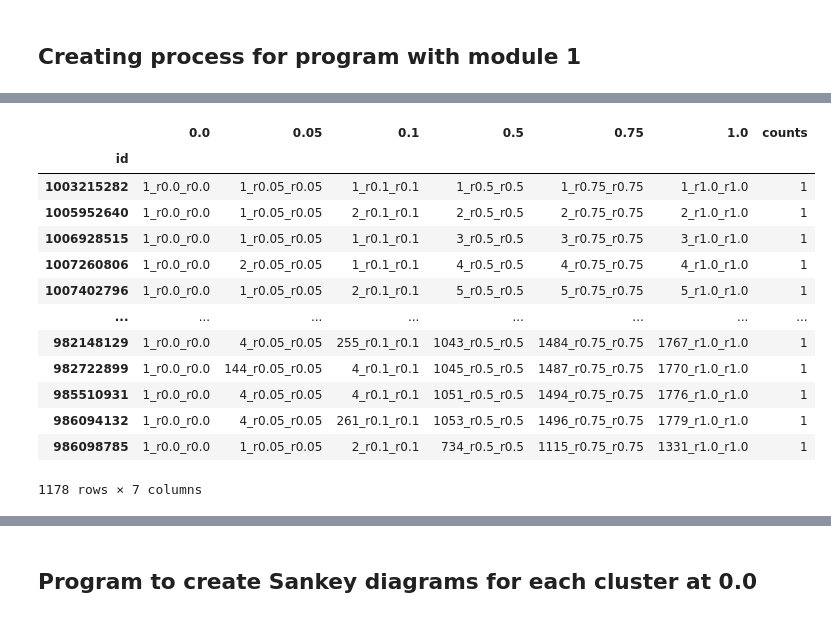
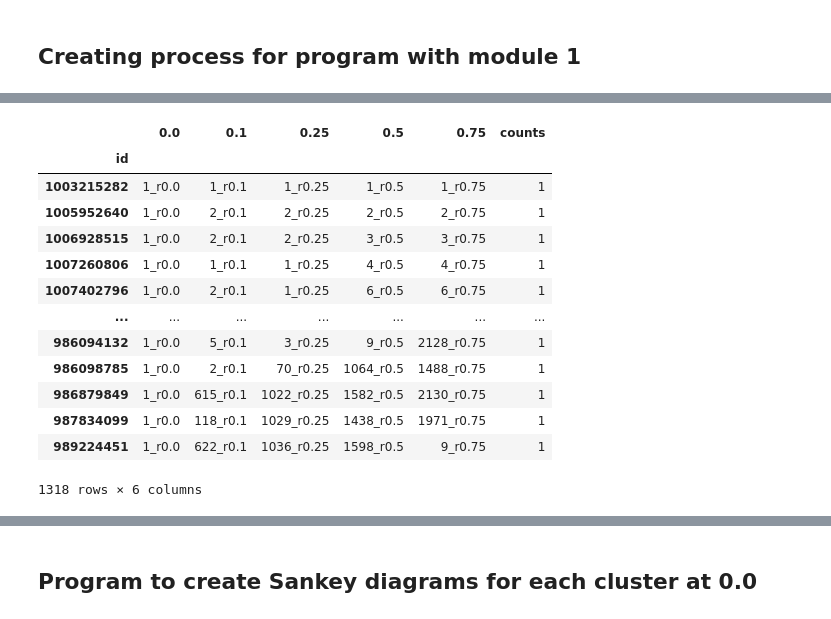
Before and after one commit to RhessaWL/flybrain-clustering, a Jupyter notebook: sankey_sandbox.ipynb, the cells around one changed output, grey strips where cells are left out. Cells and saved outputs as stored; diff of their text form; code cells hidden in the pictures.

```diff
--- a/sankey_sandbox.ipynb
+++ b/sankey_sandbox.ipynb
@@ -5,14 +5,14 @@ import pandas as pd
 import os
 from util import *
 
-oviIN_df = pd.read_csv(os.path.join('oviIN/preprocessed-v1.2.1/', 'preprocessed_nodes.csv'), index_col=0)
-oviIN_df["type_group"] = oviIN_df["celltype"].apply(simplify_type)
-oviIN_edge = pd.read_csv(os.path.join('oviIN/clustering_v1.2.1/', 'inputsoutputs.txt'), delimiter=' ', header=None).rename(columns={0: "pre", 1:"post"})
+oviIN_df = pd.read_csv(os.path.join('oviIN_combined/preprocessed-v1.2.1/', 'preprocessed_nodes.csv'), index_col=0)
+oviIN_df["type_group"] = oviIN_df["celltype"]
+oviIN_edge = pd.read_csv(os.path.join('oviIN_combined_octthirtyfirst/clustering_v1.2.1/', 'ovi_comb_full.txt'), delimiter=' ', header=None).rename(columns={0: "pre", 1:"post"})
 
 
 
 log_msg("Merging in cell info to edge df")
-reneel_params = list(sorted(['0.05','0.1','0.5','0.75'], key=float))
+reneel_params = list(sorted(['0.1','0.25','0.5','0.75'], key=float))
 type_params = ['celltype','instance']
 list_of_params = reneel_params + type_params
 oviIN_edge = oviIN_edge.merge(oviIN_df[list_of_params + ['type_group']], left_on='pre', right_index=True)
@@ -39,7 +39,5 @@ oviIN_df[oviIN_df['0.0']==2]
 # %% [markdown]
 ## Creating process for program with module 1
 # %%
-oviIN_df
-oviIN_df = oviIN_df[oviIN_df['0.0']==1]
-oviIN_df = oviIN_df[['0.0','0.05','0.1','0.5','0.75', '1.0']]
-oviIN_df
+oviIN_df1 = oviIN_df[oviIN_df['0.0']==1]
+oviIN_df1 = oviIN_df1[['0.0','0.1','0.25','0.5','0.75']]
@@ -61,25 +44,24 @@ oviIN_df
 # %%
 # append _r0.0 to values in column '0.0' and so on
-oviIN_df['0.0'] = oviIN_df['0.0'].astype(str) + '_r0.0'
-oviIN_df['0.05'] = oviIN_df['0.05'].astype(str) + '_r0.05'
-oviIN_df['0.1'] = oviIN_df['0.1'].astype(str) + '_r0.1'
-oviIN_df['0.5'] = oviIN_df['0.5'].astype(str) + '_r0.5'
-oviIN_df['0.75'] = oviIN_df['0.75'].astype(str) + '_r0.75'
-oviIN_df['1.0'] = oviIN_df['1.0'].astype(str) + '_r1.0'
-oviIN_df['counts'] =  1
-oviIN_df
+oviIN_df1['0.0'] = oviIN_df1['0.0'].astype(str) + '_r0.0'
+oviIN_df1['0.25'] = oviIN_df1['0.25'].astype(str) + '_r0.25'
+oviIN_df1['0.1'] = oviIN_df1['0.1'].astype(str) + '_r0.1'
+oviIN_df1['0.5'] = oviIN_df1['0.5'].astype(str) + '_r0.5'
+oviIN_df1['0.75'] = oviIN_df1['0.75'].astype(str) + '_r0.75'
+oviIN_df1['counts'] =  1
+oviIN_df1
 # %% [output]
-|  | 0.0 | 0.05 | 0.1 | 0.5 | 0.75 | 1.0 | counts |
-| id |  |  |  |  |  |  |  |
-| 1003215282 | 1_r0.0_r0.0 | 1_r0.05_r0.05 | 1_r0.1_r0.1 | 1_r0.5_r0.5 | 1_r0.75_r0.75 | 1_r1.0_r1.0 | 1 |
-| 1005952640 | 1_r0.0_r0.0 | 1_r0.05_r0.05 | 2_r0.1_r0.1 | 2_r0.5_r0.5 | 2_r0.75_r0.75 | 2_r1.0_r1.0 | 1 |
-| 1006928515 | 1_r0.0_r0.0 | 1_r0.05_r0.05 | 1_r0.1_r0.1 | 3_r0.5_r0.5 | 3_r0.75_r0.75 | 3_r1.0_r1.0 | 1 |
-| 1007260806 | 1_r0.0_r0.0 | 2_r0.05_r0.05 | 1_r0.1_r0.1 | 4_r0.5_r0.5 | 4_r0.75_r0.75 | 4_r1.0_r1.0 | 1 |
-| 1007402796 | 1_r0.0_r0.0 | 1_r0.05_r0.05 | 2_r0.1_r0.1 | 5_r0.5_r0.5 | 5_r0.75_r0.75 | 5_r1.0_r1.0 | 1 |
-| ... | ... | ... | ... | ... | ... | ... | ... |
-| 982148129 | 1_r0.0_r0.0 | 4_r0.05_r0.05 | 255_r0.1_r0.1 | 1043_r0.5_r0.5 | 1484_r0.75_r0.75 | 1767_r1.0_r1.0 | 1 |
-| 982722899 | 1_r0.0_r0.0 | 144_r0.05_r0.05 | 4_r0.1_r0.1 | 1045_r0.5_r0.5 | 1487_r0.75_r0.75 | 1770_r1.0_r1.0 | 1 |
-| 985510931 | 1_r0.0_r0.0 | 4_r0.05_r0.05 | 4_r0.1_r0.1 | 1051_r0.5_r0.5 | 1494_r0.75_r0.75 | 1776_r1.0_r1.0 | 1 |
-| 986094132 | 1_r0.0_r0.0 | 4_r0.05_r0.05 | 261_r0.1_r0.1 | 1053_r0.5_r0.5 | 1496_r0.75_r0.75 | 1779_r1.0_r1.0 | 1 |
-| 986098785 | 1_r0.0_r0.0 | 1_r0.05_r0.05 | 2_r0.1_r0.1 | 734_r0.5_r0.5 | 1115_r0.75_r0.75 | 1331_r1.0_r1.0 | 1 |
+|  | 0.0 | 0.1 | 0.25 | 0.5 | 0.75 | counts |
+| id |  |  |  |  |  |  |
+| 1003215282 | 1_r0.0 | 1_r0.1 | 1_r0.25 | 1_r0.5 | 1_r0.75 | 1 |
+| 1005952640 | 1_r0.0 | 2_r0.1 | 2_r0.25 | 2_r0.5 | 2_r0.75 | 1 |
+| 1006928515 | 1_r0.0 | 2_r0.1 | 2_r0.25 | 3_r0.5 | 3_r0.75 | 1 |
+| 1007260806 | 1_r0.0 | 1_r0.1 | 1_r0.25 | 4_r0.5 | 4_r0.75 | 1 |
+| 1007402796 | 1_r0.0 | 2_r0.1 | 1_r0.25 | 6_r0.5 | 6_r0.75 | 1 |
+| ... | ... | ... | ... | ... | ... | ... |
+| 986094132 | 1_r0.0 | 5_r0.1 | 3_r0.25 | 9_r0.5 | 2128_r0.75 | 1 |
+| 986098785 | 1_r0.0 | 2_r0.1 | 70_r0.25 | 1064_r0.5 | 1488_r0.75 | 1 |
+| 986879849 | 1_r0.0 | 615_r0.1 | 1022_r0.25 | 1582_r0.5 | 2130_r0.75 | 1 |
+| 987834099 | 1_r0.0 | 118_r0.1 | 1029_r0.25 | 1438_r0.5 | 1971_r0.75 | 1 |
+| 989224451 | 1_r0.0 | 622_r0.1 | 1036_r0.25 | 1598_r0.5 | 9_r0.75 | 1 |
-1178 rows × 7 columns
+1318 rows × 6 columns
```
Also changed, not shown: parts of 32 cells of this notebook, 4 other files.
